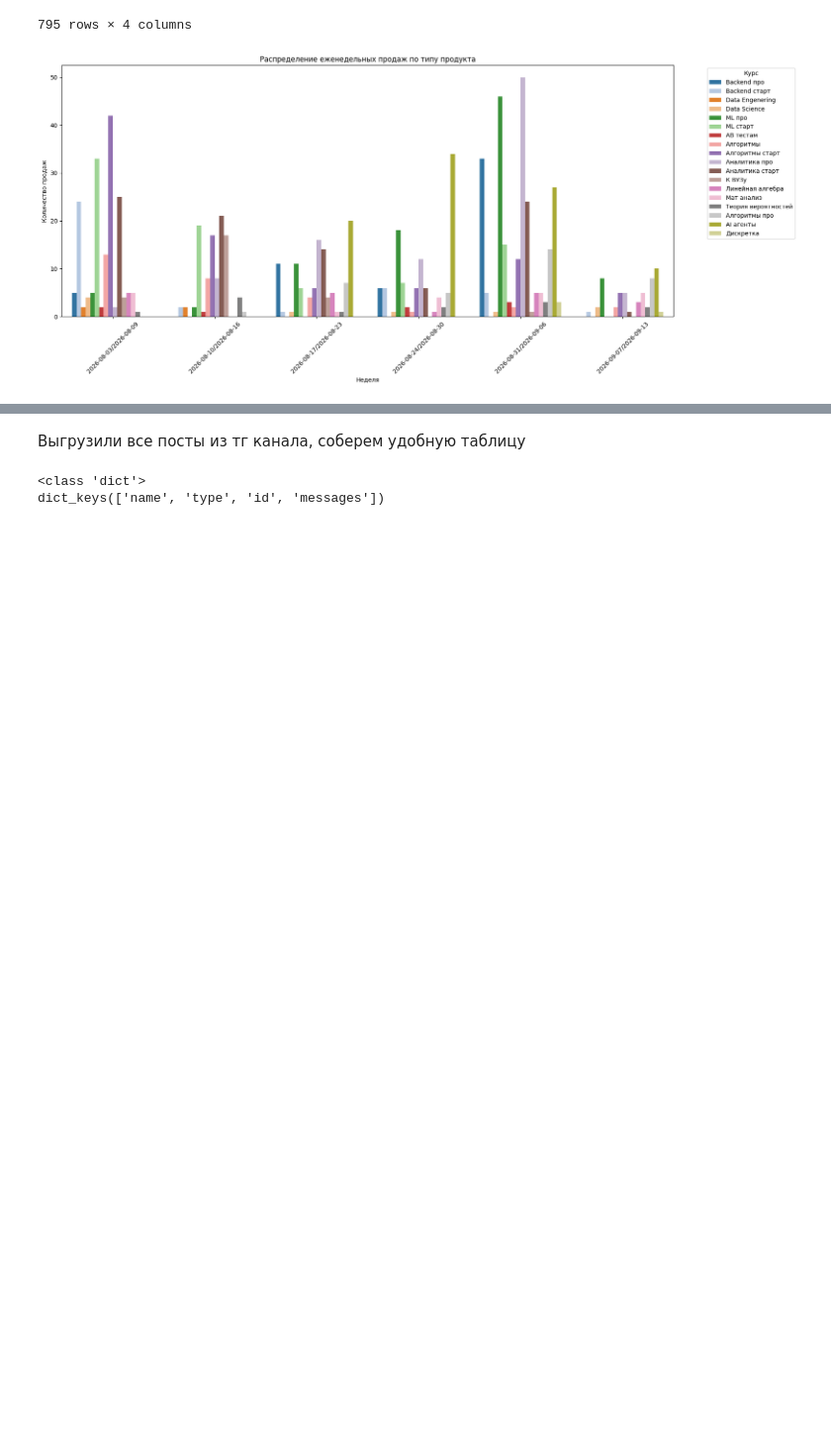
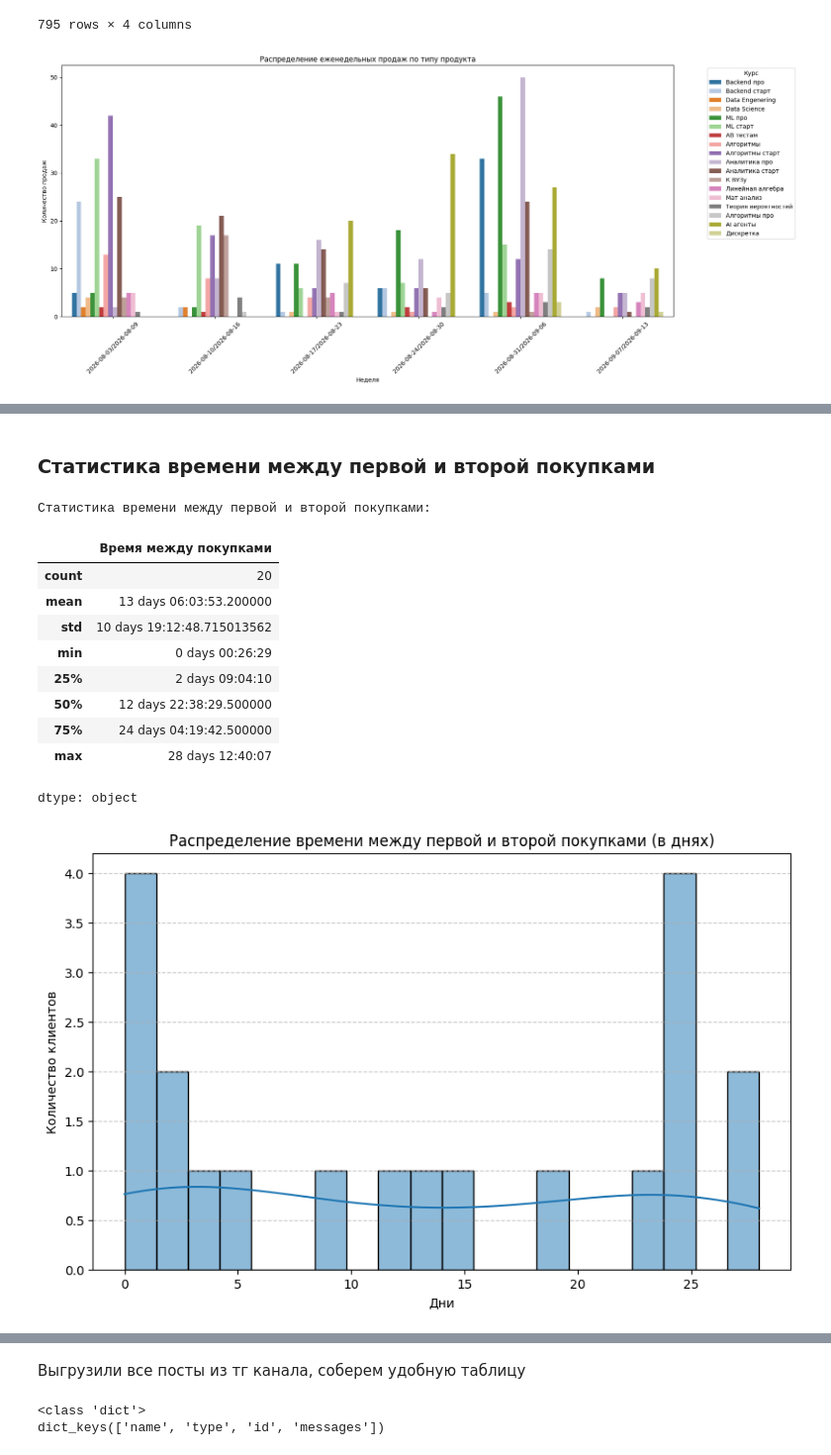
Before and after one commit to ivoilovskaya/hackaton_project, a Jupyter notebook: data/processed/EDA.ipynb, the cells around one changed output, grey strips where cells are left out. Shown at 99% size. Drawn from its saved outputs; the diff is of its cells as text; code cells hidden in the pictures; blank space fills up the shorter version.

```diff
--- a/data/processed/EDA.ipynb
+++ b/data/processed/EDA.ipynb
@@ -56,0 +180,28 @@ plt.show()
+# %%
+# Определяем дату первой покупки для каждого клиента
+first_purchase = base_cleaned.groupby('Номер студента')['Время'].min().reset_index()
+first_purchase.rename(columns={'Время': 'Дата первой покупки'}, inplace=True)
+
+# Объединяем с основным DataFrame, чтобы получить дату первой покупки для каждой транзакции
+base_with_first_purchase = pd.merge(base_cleaned, first_purchase, on='Номер студента', how='left')
+
+# Отфильтровываем транзакции, которые являются первой покупкой
+# Теперь 'Время' в `base_with_first_purchase` относится к конкретной транзакции,
+# а 'Дата первой покупки' - к самой первой транзакции клиента.
+# Мы ищем транзакции, которые произошли *после* первой покупки, чтобы найти вторую.
+
+# Для клиентов с повторными покупками находим вторую покупку
+# Сначала отфильтруем все транзакции, кроме первой для каждого клиента
+subsequent_purchases = base_with_first_purchase[base_with_first_purchase['Время'] > base_with_first_purchase['Дата первой покупки']]
+
+# Если есть несколько последующих покупок, берем ближайшую (вторую по порядку)
+second_purchase = subsequent_purchases.groupby('Номер студента')['Время'].min().reset_index()
+second_purchase.rename(columns={'Время': 'Дата второй покупки'}, inplace=True)
+
+# Объединяем даты первой и второй покупки для клиентов с повторными покупками
+repeat_customer_dates = pd.merge(first_purchase, second_purchase, on='Номер студента', how='inner')
+
+# Рассчитываем время между первой и второй покупками
+repeat_customer_dates['Время между покупками'] = (repeat_customer_dates['Дата второй покупки'] - repeat_customer_dates['Дата первой покупки'])
+
+display(repeat_customer_dates.head())
@@ -56,0 +215,28 @@ plt.show()
+# %% [markdown]
+### Статистика времени между первой и второй покупками
+# %%
+# Статистика по времени между первой и второй покупками
+print("Статистика времени между первой и второй покупками:")
+display(repeat_customer_dates['Время между покупками'].describe())
+
+# Визуализация распределения времени между покупками (в днях)
+plt.figure(figsize=(10, 6))
+sns.histplot(repeat_customer_dates['Время между покупками'].dt.days, bins=20, kde=True)
+plt.title('Распределение времени между первой и второй покупками (в днях)')
+plt.xlabel('Дни')
+plt.ylabel('Количество клиентов')
+plt.grid(axis='y', linestyle='--', alpha=0.7)
+plt.show()
+# %% [output]
+Статистика времени между первой и второй покупками:
+|  | Время между покупками |
+| count | 20 |
+| mean | 13 days 06:03:53.200000 |
+| std | 10 days 19:12:48.715013562 |
+| min | 0 days 00:26:29 |
+| 25% | 2 days 09:04:10 |
+| 50% | 12 days 22:38:29.500000 |
+| 75% | 24 days 04:19:42.500000 |
+| max | 28 days 12:40:07 |
+dtype: object
+[figure, added]
```
Also changed, not shown: parts of 16 cells of this notebook.
